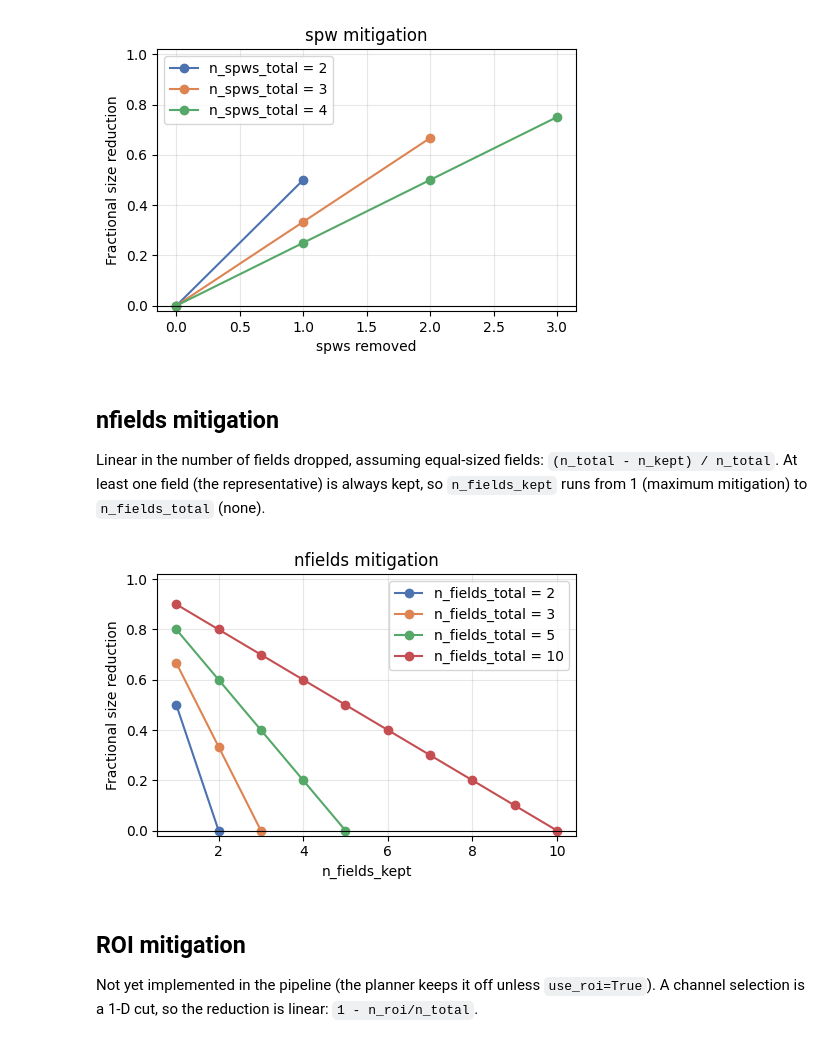
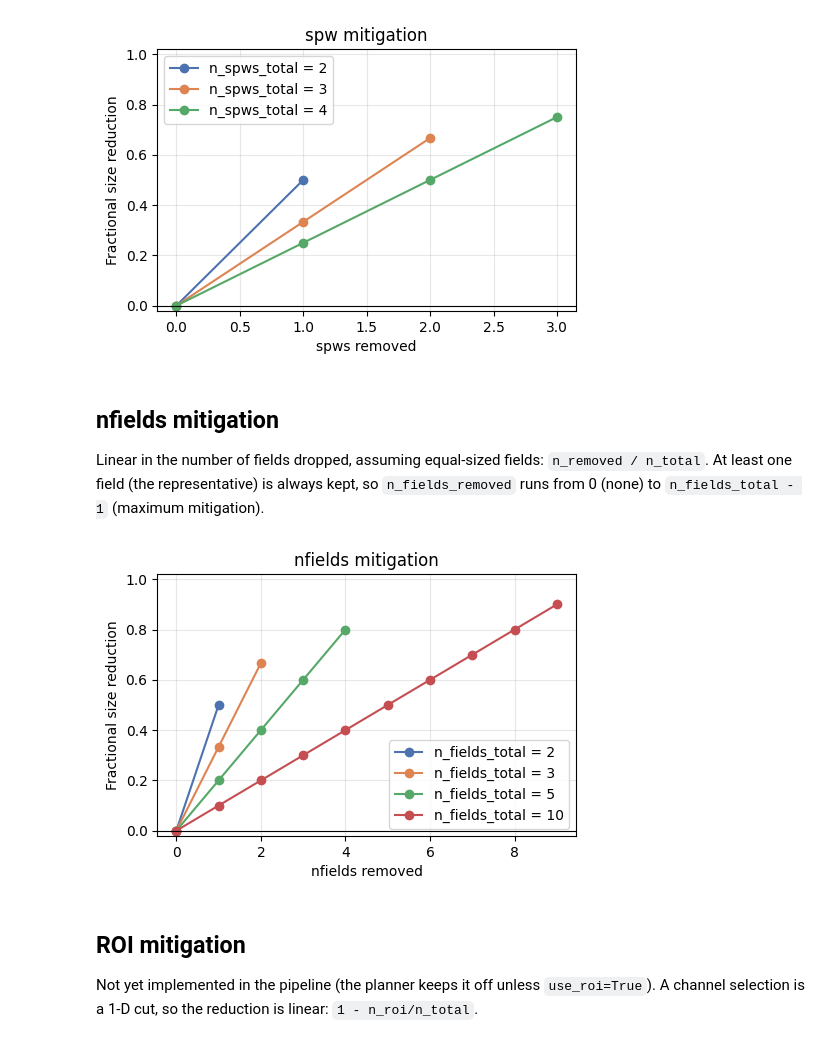
Before and after one commit to lukas-neumann-astro/alma_pipeline_smart_mitigation, a Jupyter notebook: diagnostic_plots_mitigation_sizes.ipynb, the cells around one changed output. Cells and saved outputs as stored; diff of their text form; code cells hidden in the pictures.

Commit message:
minor updates to diagnostic plots

```diff
--- a/diagnostic_plots_mitigation_sizes.ipynb
+++ b/diagnostic_plots_mitigation_sizes.ipynb
@@ -174,28 +174,28 @@ plt.show()
 # %% [markdown]
 ## nfields mitigation
 
-Linear in the number of fields dropped, assuming equal-sized fields: `(n_total - n_kept) / n_total`. At least one field (the representative) is always kept, so `n_fields_kept` runs from 1 (maximum mitigation) to `n_fields_total` (none).
+Linear in the number of fields dropped, assuming equal-sized fields: `n_removed / n_total`. At least one field (the representative) is always kept, so `n_fields_removed` runs from 0 (none) to `n_fields_total - 1` (maximum mitigation).
 # %%
 n_fields_total_values = [2, 3, 5, 10]
 colors = ["#4C72B0", "#DD8452", "#55A868", "#C44E52"]
 
 fig, ax = plt.subplots(figsize=(5, 5/1.4))
 for n_total, color in zip(n_fields_total_values, colors):
-    n_kept_values = np.arange(1, n_total + 1)
-    mitigation_kept = [mitigation_fields(n_total, n_kept) for n_kept in n_kept_values]
-    ax.plot(n_kept_values, mitigation_kept, marker="o", label=f"n_fields_total = {n_total}", color=color)
-ax.set_xlabel("n_fields_kept")
+    n_removed_values = np.arange(0, n_total)
+    mitigation_removed = [mitigation_fields(n_total, n_total - n_removed) for n_removed in n_removed_values]
+    ax.plot(n_removed_values, mitigation_removed, marker="o", label=f"n_fields_total = {n_total}", color=color)
+ax.set_xlabel("nfields removed")
 ax.set_ylabel("Fractional size reduction")
 ax.set_title("nfields mitigation")
 ax.set_ylim(-0.02, 1.02)
 ax.axhline(0, color="black", linewidth=0.8)
 ax.legend()
 ax.grid(alpha=0.3)
 fig.tight_layout()
 fig.savefig(PLOT_DIR / "nfields_mitigation_sizes.png", dpi=150)
 plt.show()
 # %% [output]
-[figure, old version]
+[figure, new version]
 # %% [markdown]
 ## ROI mitigation
 
```
